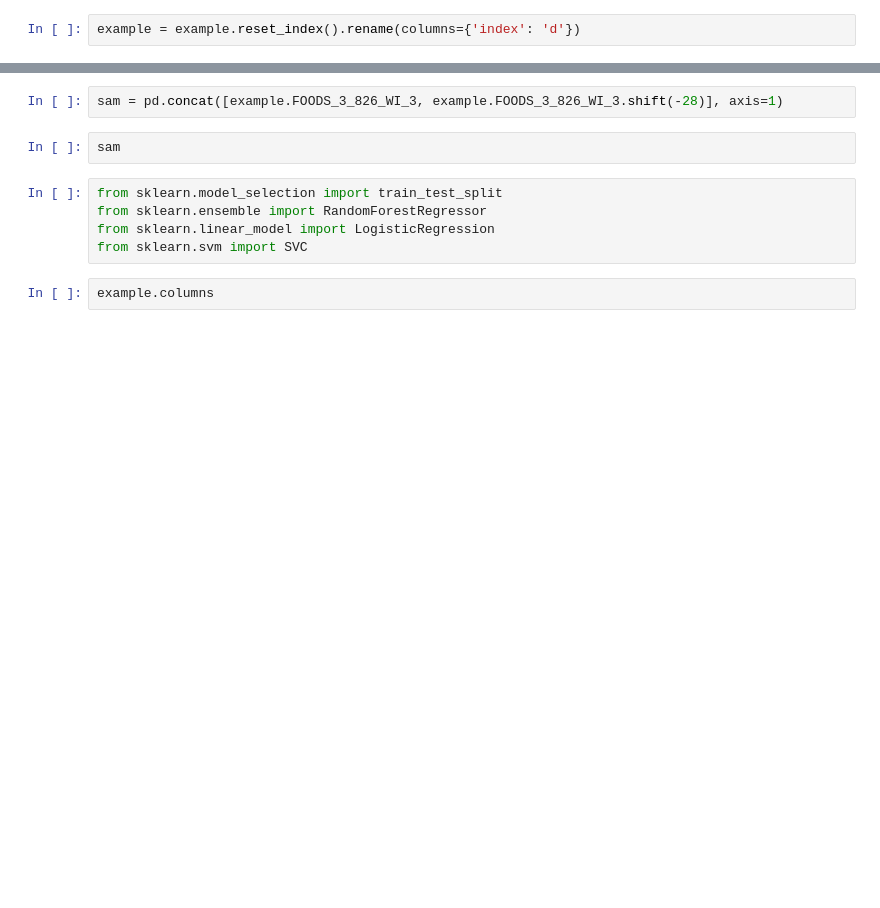
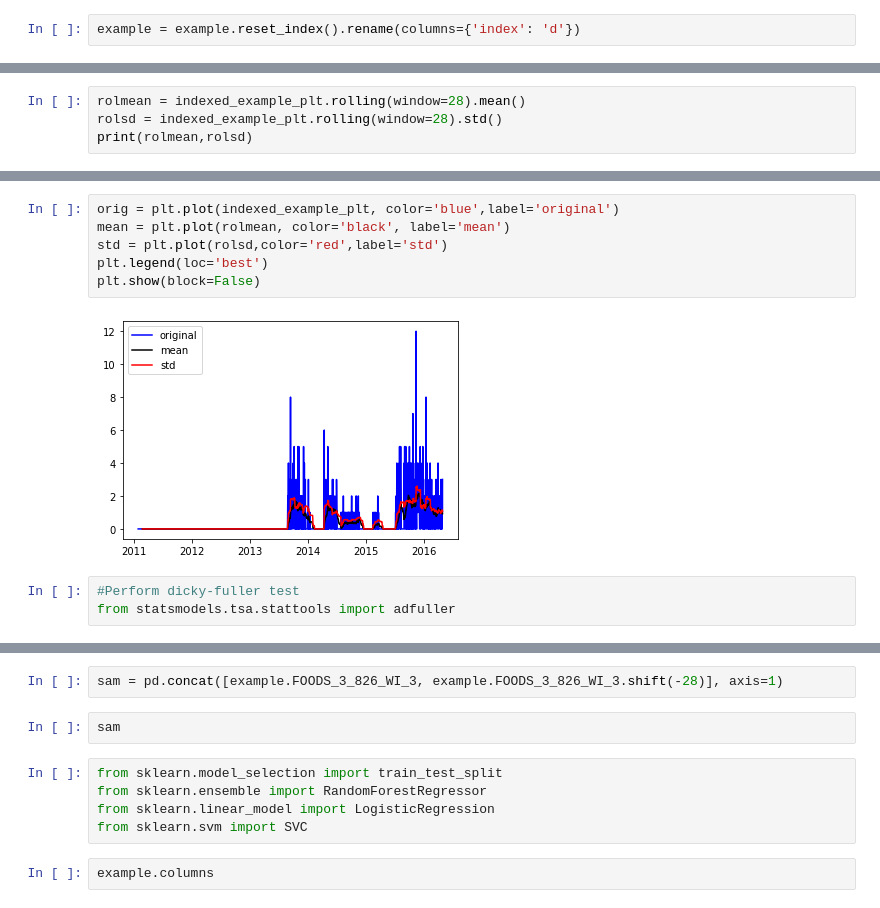
Before and after one commit to ikyath/M5-Forecasting-Accuracy-Kaggle, a Jupyter notebook: kernel20dada8d30.ipynb, the cells around one changed output, grey strips where cells are left out. Saved outputs shown, nothing was run; the diff lists cells and outputs as text; blank space fills up the shorter version.

```diff
--- a/kernel20dada8d30.ipynb
+++ b/kernel20dada8d30.ipynb
@@ -57,0 +216,4 @@ example.head()
+# %%
+rolmean = indexed_example_plt.rolling(window=28).mean()
+rolsd = indexed_example_plt.rolling(window=28).std()
+print(rolmean,rolsd)
@@ -57,0 +238,11 @@ example.head()
+# %%
+orig = plt.plot(indexed_example_plt, color='blue',label='original')
+mean = plt.plot(rolmean, color='black', label='mean')
+std = plt.plot(rolsd,color='red',label='std')
+plt.legend(loc='best')
+plt.show(block=False)
+# %% [output]
+[figure, added]
+# %%
+#Perform dicky-fuller test
+from statsmodels.tsa.stattools import adfuller
```
Also changed, not shown: parts of 46 cells of this notebook.
